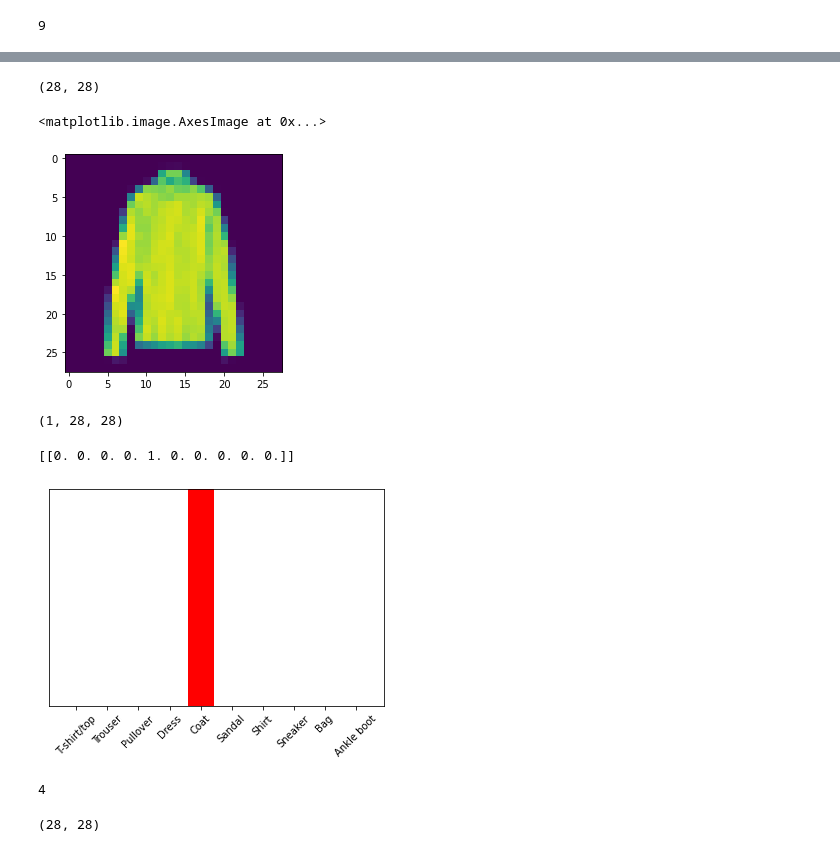
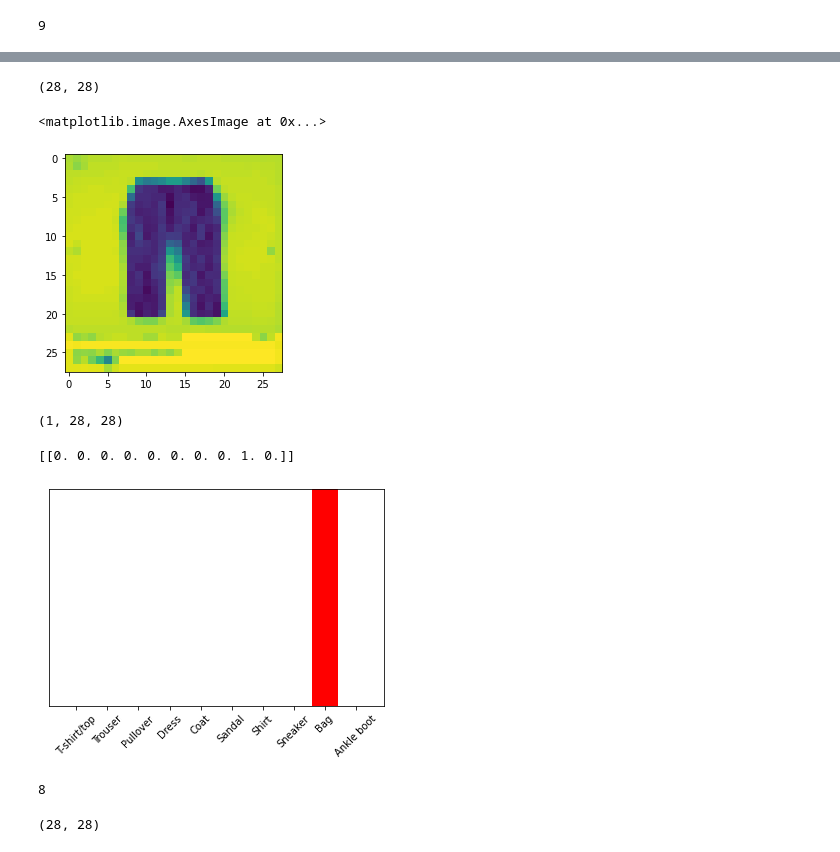
Before and after one commit to freyaryd/moda, a Jupyter notebook: Modà.ipynb, the cells around one changed output, grey strips where cells are left out. Drawn from its saved outputs; the diff is of its cells as text; code cells hidden in the pictures.

```diff
--- a/Modà.ipynb
+++ b/Modà.ipynb
@@ -12,7 +12,7 @@ drive.mount('/content/drive')
 
 #Linking my personal drive
 
-path = '/content/drive/MyDrive/Modà/'
+path = '/content/drive/MyDrive/Modà'
 # %% [output]
 Drive already mounted at /content/drive; to attempt to forcibly remount, call drive.mount("/content/drive", force_remount=True).
 # %% [markdown]
@@ -192,20 +192,20 @@ plt.show()
 # %%
 #Resizing the image to fit into the model
 
 
 import cv2
 
-img2 = cv2.imread(path+'images/turtle.png')
+img2 = cv2.imread(path+'images/dark olive pants.png')
 gray = cv2.cvtColor(img2, cv2.COLOR_RGB2GRAY)
 dim = (28,28)
 resized = cv2.resize(gray, dim, interpolation = cv2.INTER_AREA)
 
 print(resized.shape)
 plt.imshow(resized)
 # %% [output]
 (28, 28)
 <matplotlib.image.AxesImage at 0x...>
-[figure, old version]
+[figure, new version]
 # %%
 # Add the image to a batch where it's the only member.
 resized = (np.expand_dims(resized,0))
@@ -223,9 +223,9 @@ plt.show()
 
 np.argmax(predictions_single[0])
 # %% [output]
-[[0. 0. 0. 0. 1. 0. 0. 0. 0. 0.]]
+[[0. 0. 0. 0. 0. 0. 0. 0. 1. 0.]]
-[figure, old version]
+[figure, new version]
-4
+8
 # %%
 # Grab an image from the test dataset.
 img = test_images[1]
```
Also changed, not shown: parts of 36 cells of this notebook.
